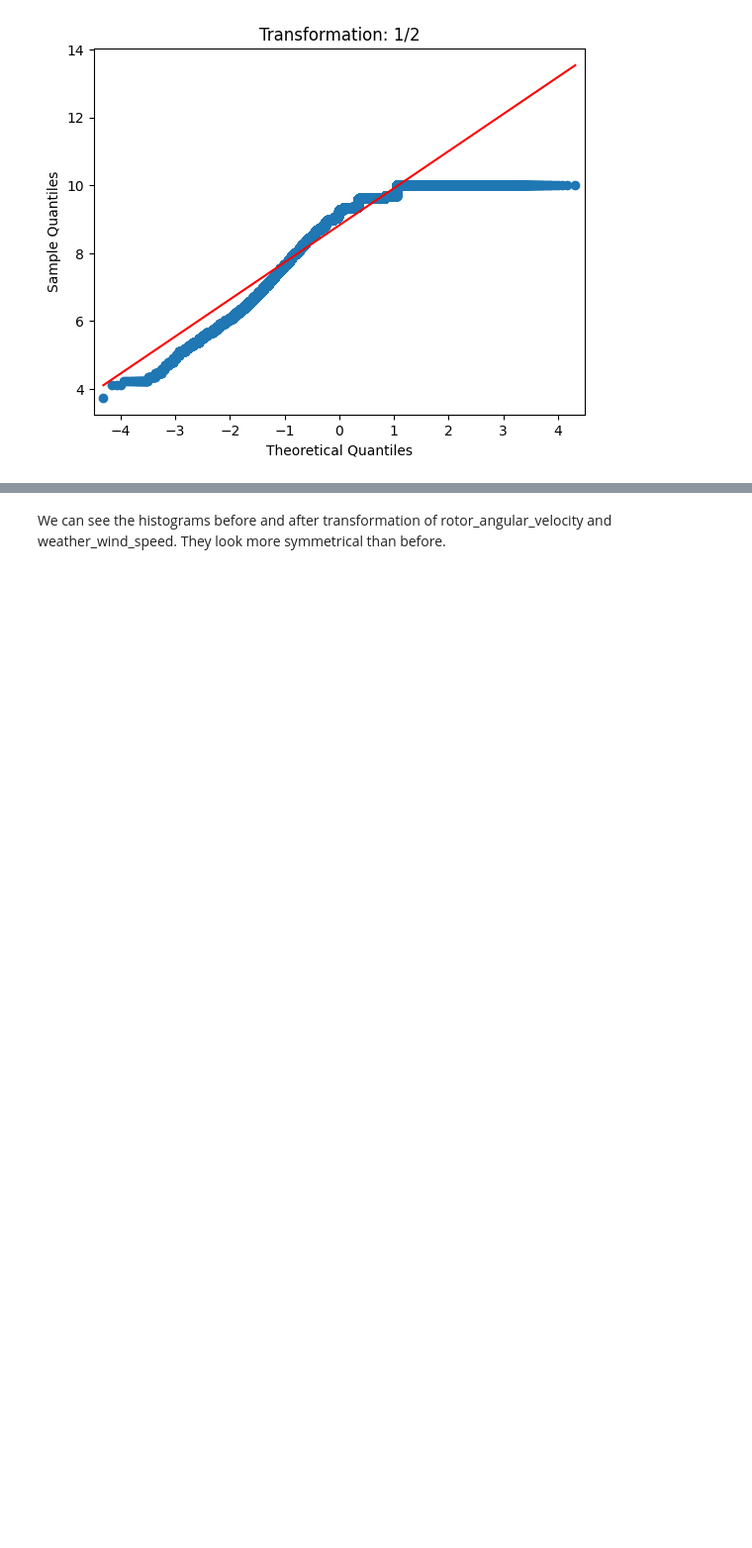
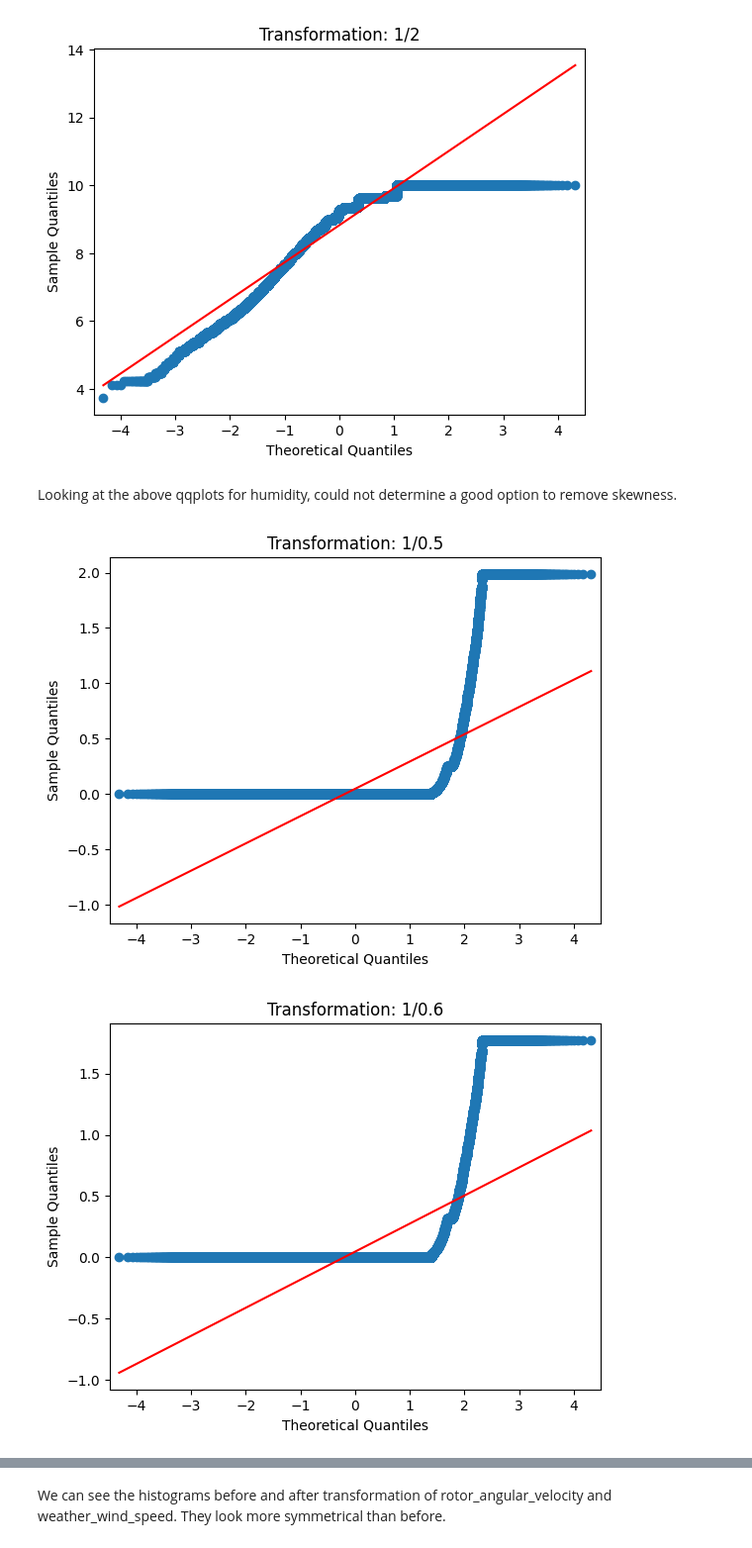
Before and after one commit to madhumitafilos/Collab, a Jupyter notebook: Feature_Engineering_NoLeakage.ipynb, the cells around one changed output, grey strips where cells are left out. Shown at 99% size. Cells and saved outputs as stored; diff of their text form; code cells hidden in the pictures; blank space fills up the shorter version.

```diff
--- a/Feature_Engineering_NoLeakage.ipynb
+++ b/Feature_Engineering_NoLeakage.ipynb
@@ -448,3 +448,14 @@ for i in [0.5,0.6,0.75, 1, 2,]:
 [figure]
 [figure]
 [figure]
+# %% [markdown]
+Looking at the above qqplots for humidity, could not determine a good option to remove skewness.
+# %%
+# Generate QQ plots
+for i in [0.5,0.6,0.75, 1, 2,]:
+    data_t = X_train_clean['rain_1h']**(1/i)
+    qqplot(data_t, line='s')
+    plt.title("Transformation: 1/{}".format(str(i)))
+# %% [output]
+[figure, added]
+[figure, added]
```
Also changed, not shown: parts of 6 cells of this notebook.
